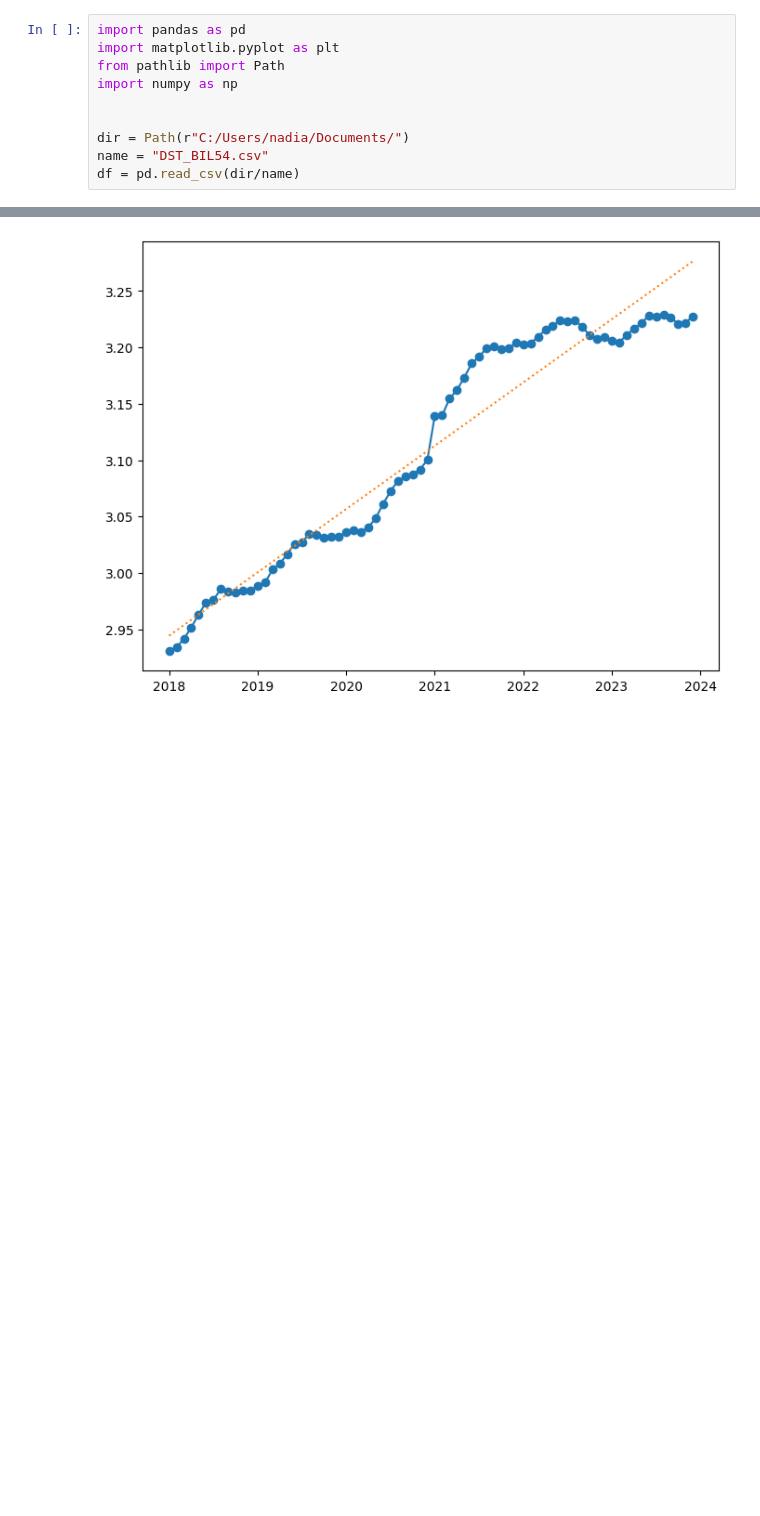
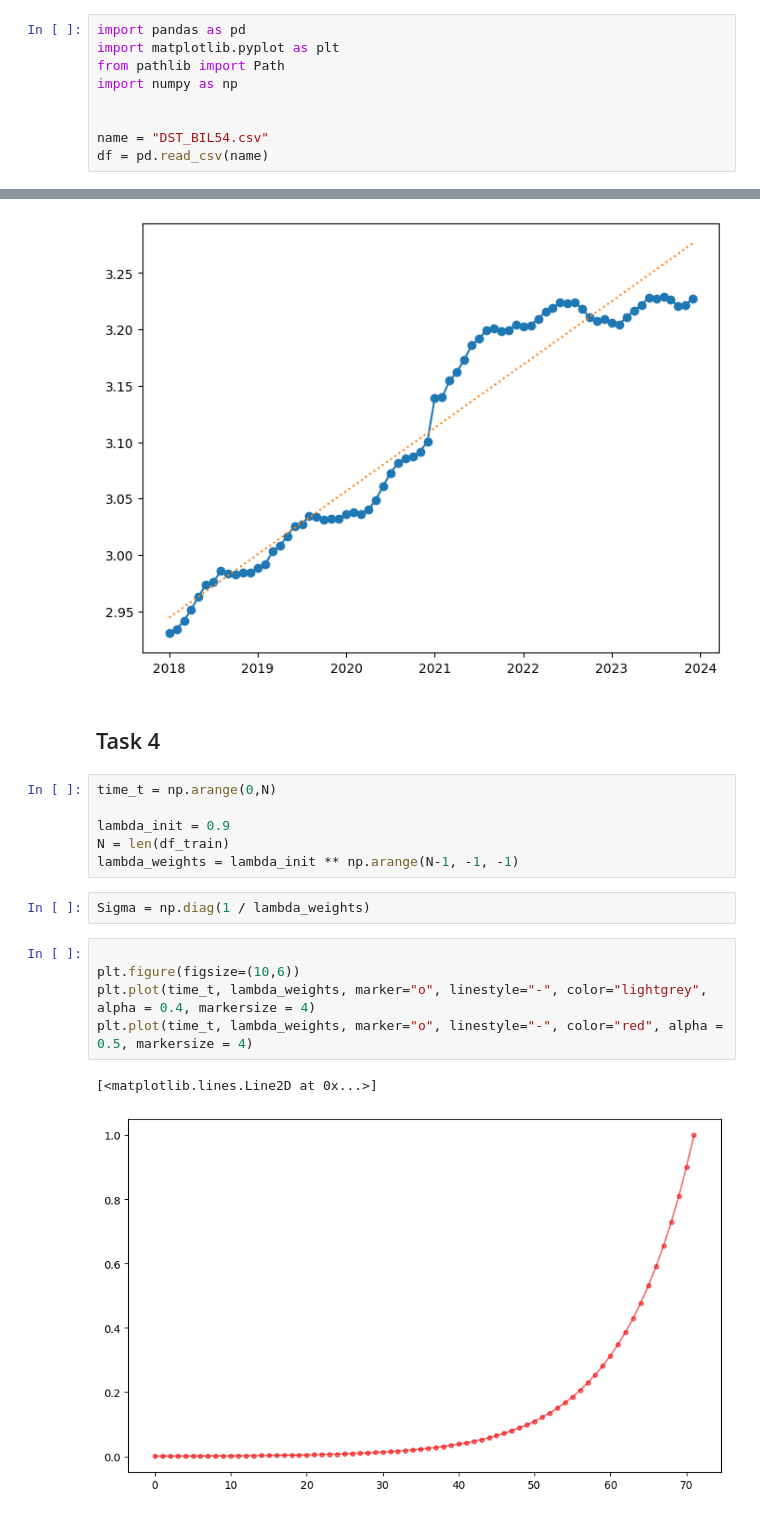
Before and after one commit to Laplace0000/TSA_Task_1, a Jupyter notebook: Assignment.ipynb, the cells around one changed output, grey strips where cells are left out. Drawn from its saved outputs; the diff is of its cells as text; blank space fills up the shorter version.

Commit message:
task 4.2

```diff
--- a/Assignment.ipynb
+++ b/Assignment.ipynb
@@ -5,9 +5,8 @@ from pathlib import Path
 import numpy as np
 
 
-dir = Path(r"C:/Users/nadia/Documents/")
 name = "DST_BIL54.csv"
-df = pd.read_csv(dir/name)
+df = pd.read_csv(name)
 # %%
 # "Total" angives i millioner
 df["total"] = df["total"]/(10**6)
@@ -114,3 +113,21 @@ plt.plot(x_train, y_train_pred, label="Train Predicted", marker="", linestyle=":
 [figure]
 [<matplotlib.lines.Line2D at 0x...>]
 [figure]
+# %% [markdown]
+## Task 4
+# %%
+time_t = np.arange(0,N)
+
+lambda_init = 0.9
+N = len(df_train)
+lambda_weights = lambda_init ** np.arange(N-1, -1, -1)
+# %%
+Sigma = np.diag(1 / lambda_weights)
+# %%
+
+plt.figure(figsize=(10,6))
+plt.plot(time_t, lambda_weights, marker="o", linestyle="-", color="lightgrey", alpha = 0.4, markersize = 4)
+plt.plot(time_t, lambda_weights, marker="o", linestyle="-", color="red", alpha = 0.5, markersize = 4)
+# %% [output]
+[<matplotlib.lines.Line2D at 0x...>]
+[figure, added]
```
Also changed, not shown: 1 other file.
